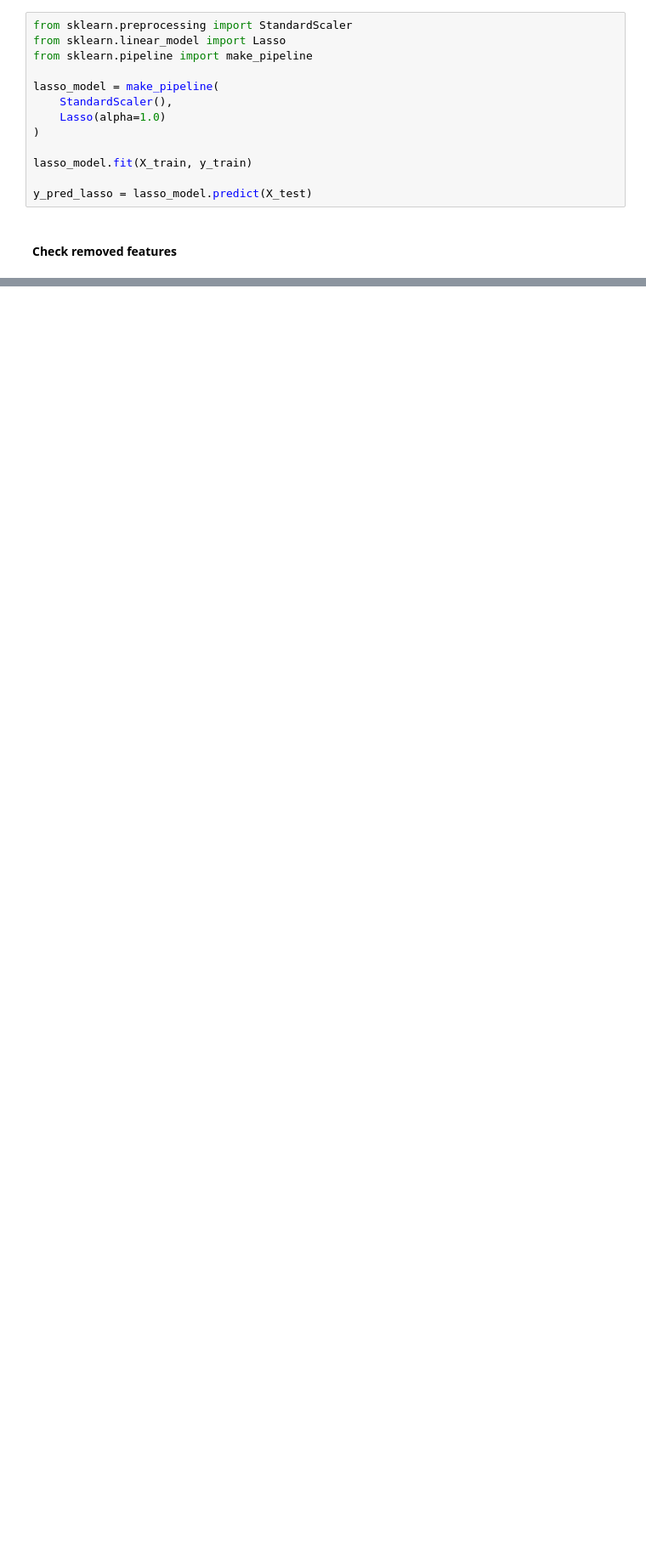
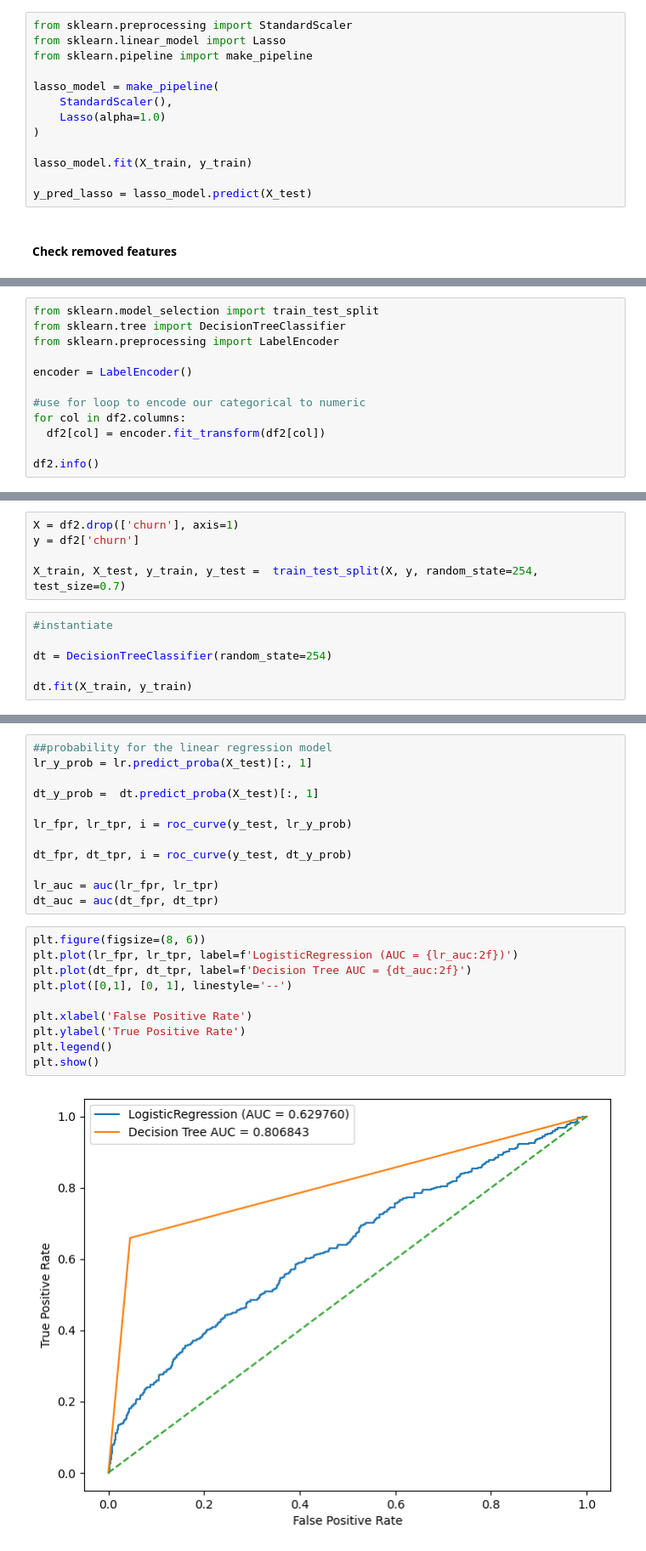
Before and after one commit to geoffreykemboi/phase3project, a Jupyter notebook: notebook/index1.ipynb, the cells around one changed output, grey strips where cells are left out. Shown at 85% size. Cells and saved outputs as stored; diff of their text form; blank space fills up the shorter version.

Commit message:
Decision Tree

```diff
--- a/notebook/index1.ipynb
+++ b/notebook/index1.ipynb
@@ -506,0 +496,12 @@ dtype: float64
+# %%
+from sklearn.model_selection import train_test_split
+from sklearn.tree import DecisionTreeClassifier
+from sklearn.preprocessing import LabelEncoder
+
+encoder = LabelEncoder()
+
+#use for loop to encode our categorical to numeric
+for col in df2.columns:
+  df2[col] = encoder.fit_transform(df2[col])
+
+df2.info()
@@ -506,0 +526,11 @@ dtype: float64
+# %%
+X = df2.drop(['churn'], axis=1)
+y = df2['churn']
+
+X_train, X_test, y_train, y_test =  train_test_split(X, y, random_state=254, test_size=0.7)
+# %%
+#instantiate
+
+dt = DecisionTreeClassifier(random_state=254)
+
+dt.fit(X_train, y_train)
@@ -506,0 +553,24 @@ dtype: float64
+# %%
+##probability for the linear regression model
+lr_y_prob = lr.predict_proba(X_test)[:, 1]
+
+dt_y_prob =  dt.predict_proba(X_test)[:, 1]
+
+lr_fpr, lr_tpr, i = roc_curve(y_test, lr_y_prob)
+
+dt_fpr, dt_tpr, i = roc_curve(y_test, dt_y_prob)
+
+lr_auc = auc(lr_fpr, lr_tpr)
+dt_auc = auc(dt_fpr, dt_tpr)
+# %%
+plt.figure(figsize=(8, 6))
+plt.plot(lr_fpr, lr_tpr, label=f'LogisticRegression (AUC = {lr_auc:2f})')
+plt.plot(dt_fpr, dt_tpr, label=f'Decision Tree AUC = {dt_auc:2f}')
+plt.plot([0,1], [0, 1], linestyle='--')
+
+plt.xlabel('False Positive Rate')
+plt.ylabel('True Positive Rate')
+plt.legend()
+plt.show()
+# %% [output]
+[figure, added]
```
Also changed, not shown: parts of 21 cells of this notebook, 1 other file.
